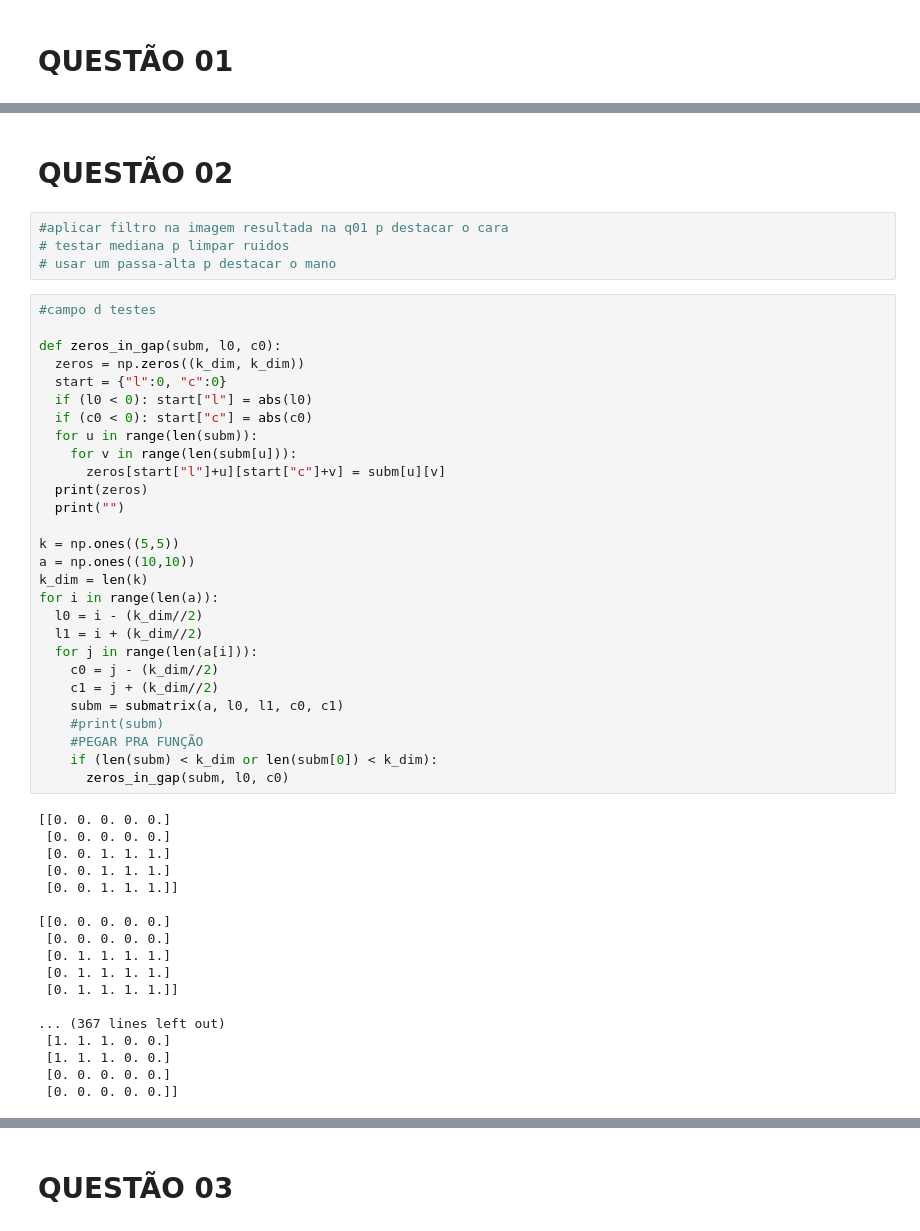
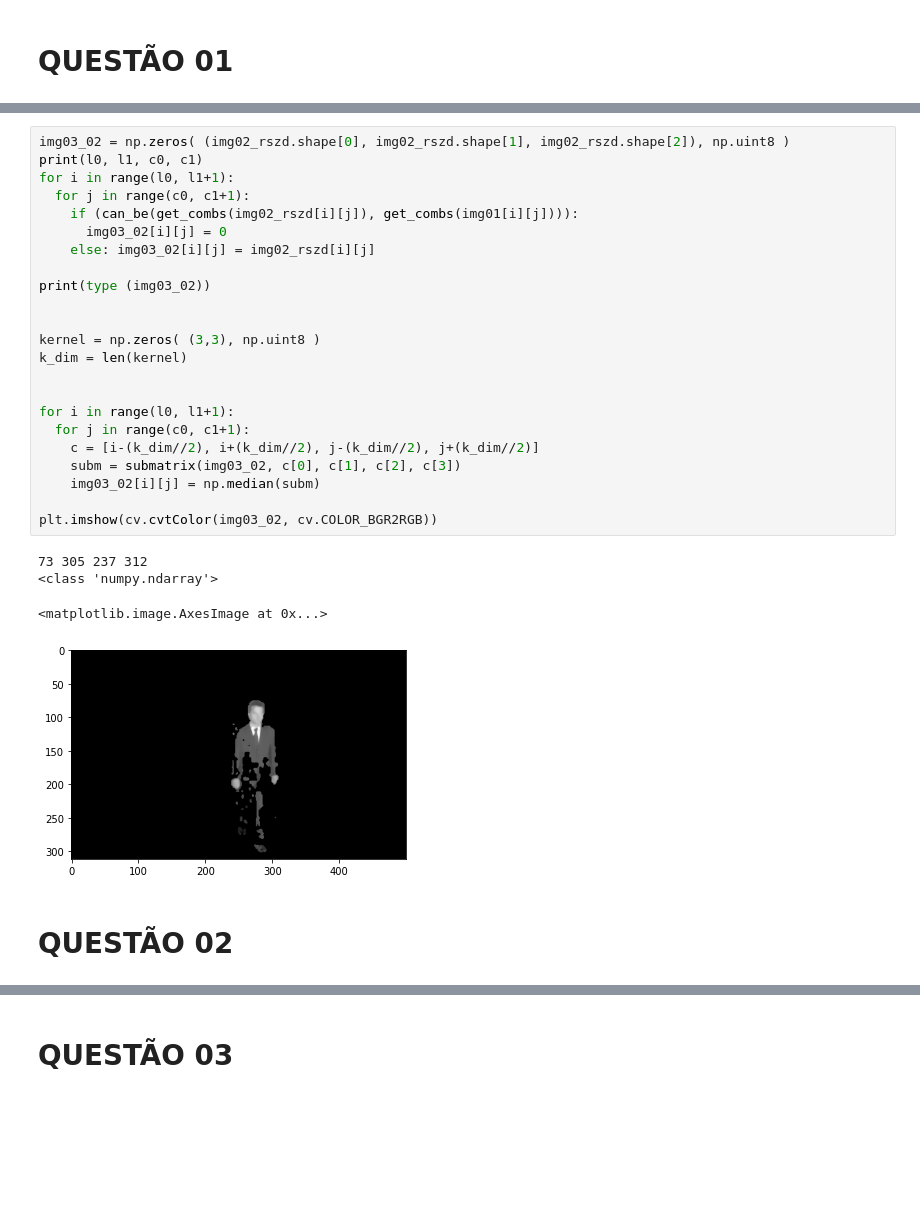
Before and after one commit to LucasSSales/Lista01-Visao-Computacional, a Jupyter notebook: Lista01_VC.ipynb, the cells around one changed output, grey strips where cells are left out. Cells and saved outputs as stored; diff of their text form; blank space fills up the shorter version.

```diff
--- a/Lista01_VC.ipynb
+++ b/Lista01_VC.ipynb
@@ -299,52 +170,30 @@ passar um filtro de arestas em ambas as imagens, subtrair a 01 da 02 e ver a reg
+# %%
+img03_02 = np.zeros( (img02_rszd.shape[0], img02_rszd.shape[1], img02_rszd.shape[2]), np.uint8 )
+print(l0, l1, c0, c1)
+for i in range(l0, l1+1):
+  for j in range(c0, c1+1):
+    if (can_be(get_combs(img02_rszd[i][j]), get_combs(img01[i][j]))):
+      img03_02[i][j] = 0
+    else: img03_02[i][j] = img02_rszd[i][j]
+
+print(type (img03_02))
+
+
+kernel = np.zeros( (3,3), np.uint8 )
+k_dim = len(kernel)
+
+
+for i in range(l0, l1+1):
+  for j in range(c0, c1+1):
+    c = [i-(k_dim//2), i+(k_dim//2), j-(k_dim//2), j+(k_dim//2)]
+    subm = submatrix(img03_02, c[0], c[1], c[2], c[3])
+    img03_02[i][j] = np.median(subm)
+
+plt.imshow(cv.cvtColor(img03_02, cv.COLOR_BGR2RGB))
+# %% [output]
+73 305 237 312
+<class 'numpy.ndarray'>
+<matplotlib.image.AxesImage at 0x...>
+[figure, added]
 # %% [markdown]
 # QUESTÃO 02
-# %%
-#aplicar filtro na imagem resultada na q01 p destacar o cara
-# testar mediana p limpar ruidos
-# usar um passa-alta p destacar o mano
-# %%
-#campo d testes
-
-def zeros_in_gap(subm, l0, c0):
-  zeros = np.zeros((k_dim, k_dim))
-  start = {"l":0, "c":0}
-  if (l0 < 0): start["l"] = abs(l0)
-  if (c0 < 0): start["c"] = abs(c0)
-  for u in range(len(subm)):
-    for v in range(len(subm[u])):
-      zeros[start["l"]+u][start["c"]+v] = subm[u][v]
-  print(zeros)
-  print("")
-
-k = np.ones((5,5))
-a = np.ones((10,10))
-k_dim = len(k)
-for i in range(len(a)):
-  l0 = i - (k_dim//2)
-  l1 = i + (k_dim//2)
-  for j in range(len(a[i])):
-    c0 = j - (k_dim//2)
-    c1 = j + (k_dim//2)
-    subm = submatrix(a, l0, l1, c0, c1)
-    #print(subm)
-    #PEGAR PRA FUNÇÃO
-    if (len(subm) < k_dim or len(subm[0]) < k_dim):
-      zeros_in_gap(subm, l0, c0)
-# %% [output]
-[[0. 0. 0. 0. 0.]
- [0. 0. 0. 0. 0.]
- [0. 0. 1. 1. 1.]
- [0. 0. 1. 1. 1.]
- [0. 0. 1. 1. 1.]]
-
-[[0. 0. 0. 0. 0.]
- [0. 0. 0. 0. 0.]
- [0. 1. 1. 1. 1.]
- [0. 1. 1. 1. 1.]
- [0. 1. 1. 1. 1.]]
-
-... (367 lines left out)
- [1. 1. 1. 0. 0.]
- [1. 1. 1. 0. 0.]
- [0. 0. 0. 0. 0.]
- [0. 0. 0. 0. 0.]]
```
Also changed, not shown: parts of 15 cells of this notebook.
